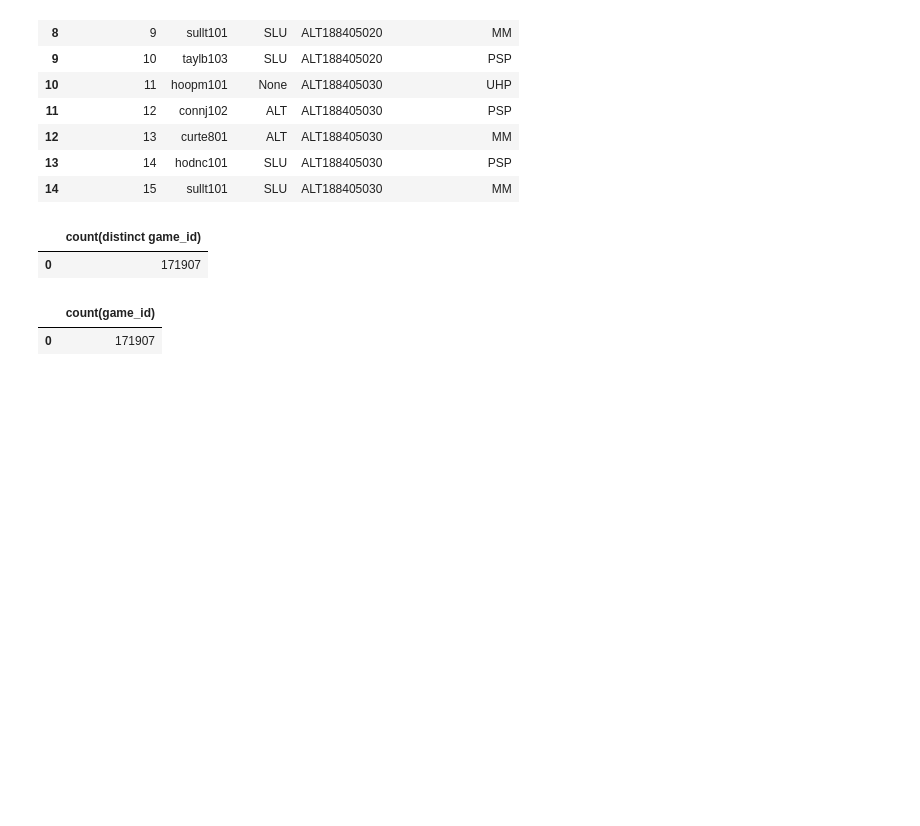
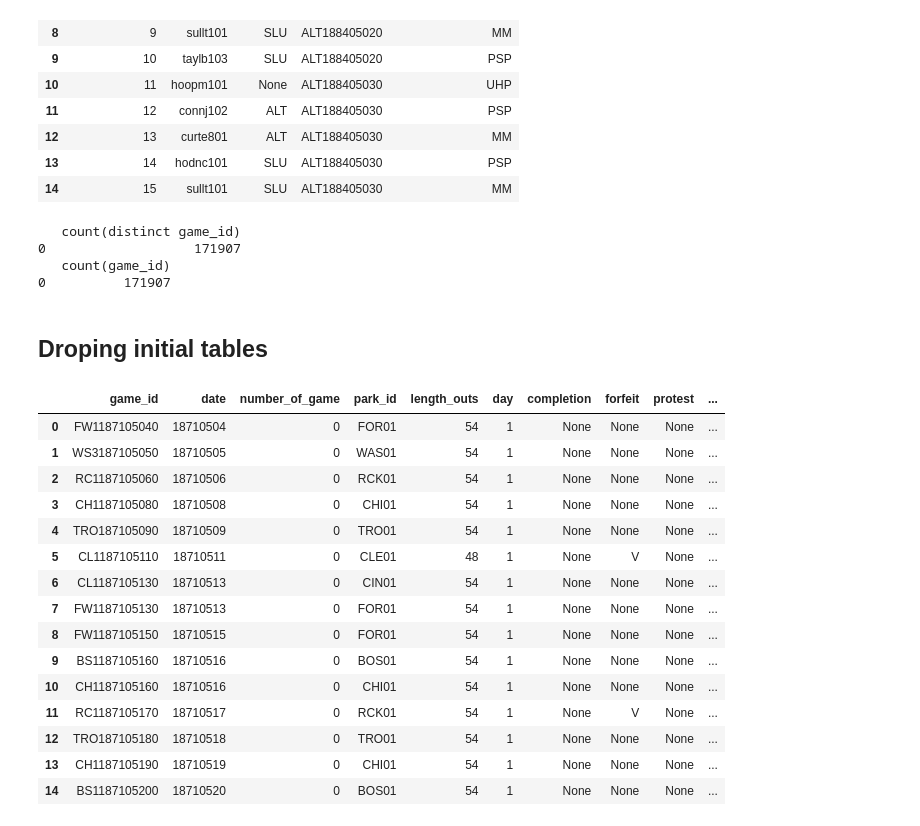
Before and after one commit to OniSlayer/project_sql_intermediate, a Jupyter notebook: Designing and Creating a Database.ipynb, the cells around one changed output. Drawn from its saved outputs; the diff is of its cells as text; code cells hidden in the pictures; blank space fills up the shorter version.

```diff
--- a/Designing and Creating a Database.ipynb
+++ b/Designing and Creating a Database.ipynb
@@ -1011,3 +999,23 @@ for homevisitor in ['h', 'v']:
             'number': number
         }
         run_command(template.format(**query_vars))
+# %%
+# Checking that both tables have the same number of game_id's
+print(
+run_query('''
+select count(distinct game_id) from person_appearance
+''')
+)
+
+print(
+run_query('''
+select count(game_id) from game
+''')
+)
+# %% [output]
+   count(distinct game_id)
+0                   171907
+   count(game_id)
+0          171907
+# %% [markdown]
+## Droping initial tables
@@ -1014,14 +1041,23 @@ for homevisitor in ['h', 'v']:
 # %%
 run_query('''
-select count(distinct game_id) from person_appearance
+    select *
+    from game
+    limit 15
 ''')
 # %% [output]
-|  | count(distinct game_id) |
-| 0 | 171907 |
+|  | game_id | date | number_of_game | park_id | length_outs | day | completion | forfeit | protest | ... |
+| 0 | FW1187105040 | 18710504 | 0 | FOR01 | 54 | 1 | None | None | None | ... |
+| 1 | WS3187105050 | 18710505 | 0 | WAS01 | 54 | 1 | None | None | None | ... |
+| 2 | RC1187105060 | 18710506 | 0 | RCK01 | 54 | 1 | None | None | None | ... |
+| 3 | CH1187105080 | 18710508 | 0 | CHI01 | 54 | 1 | None | None | None | ... |
+| 4 | TRO187105090 | 18710509 | 0 | TRO01 | 54 | 1 | None | None | None | ... |
+| 5 | CL1187105110 | 18710511 | 0 | CLE01 | 48 | 1 | None | V | None | ... |
+| 6 | CL1187105130 | 18710513 | 0 | CIN01 | 54 | 1 | None | None | None | ... |
+| 7 | FW1187105130 | 18710513 | 0 | FOR01 | 54 | 1 | None | None | None | ... |
+| 8 | FW1187105150 | 18710515 | 0 | FOR01 | 54 | 1 | None | None | None | ... |
+| 9 | BS1187105160 | 18710516 | 0 | BOS01 | 54 | 1 | None | None | None | ... |
+| 10 | CH1187105160 | 18710516 | 0 | CHI01 | 54 | 1 | None | None | None | ... |
+| 11 | RC1187105170 | 18710517 | 0 | RCK01 | 54 | 1 | None | V | None | ... |
+| 12 | TRO187105180 | 18710518 | 0 | TRO01 | 54 | 1 | None | None | None | ... |
+| 13 | CH1187105190 | 18710519 | 0 | CHI01 | 54 | 1 | None | None | None | ... |
+| 14 | BS1187105200 | 18710520 | 0 | BOS01 | 54 | 1 | None | None | None | ... |
-# %%
-run_query('''
-select count(game_id) from game
-''')
-# %% [output]
-|  | count(game_id) |
-| 0 | 171907 |
```
Also changed, not shown: parts of 11 cells of this notebook, 2 other files.
